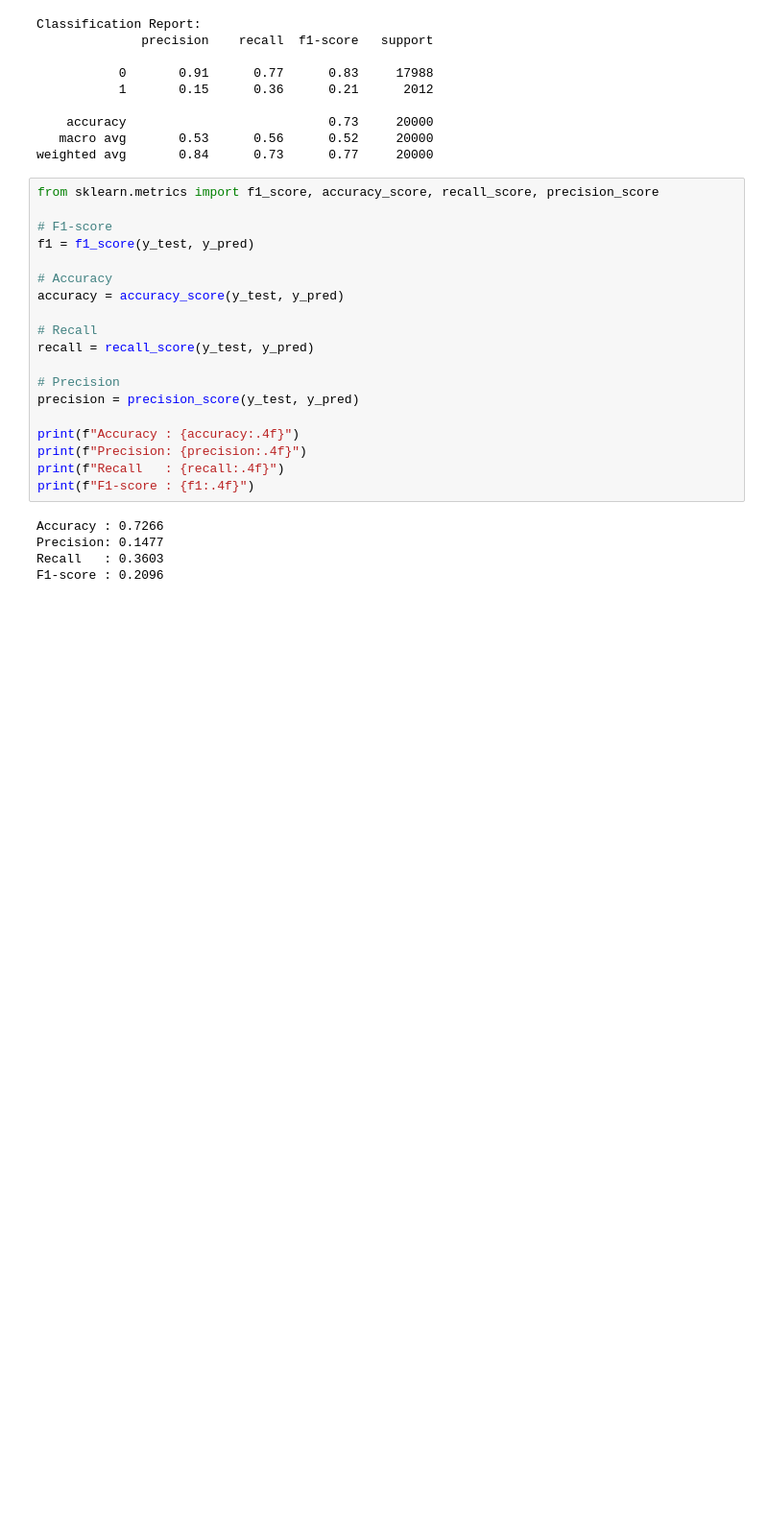
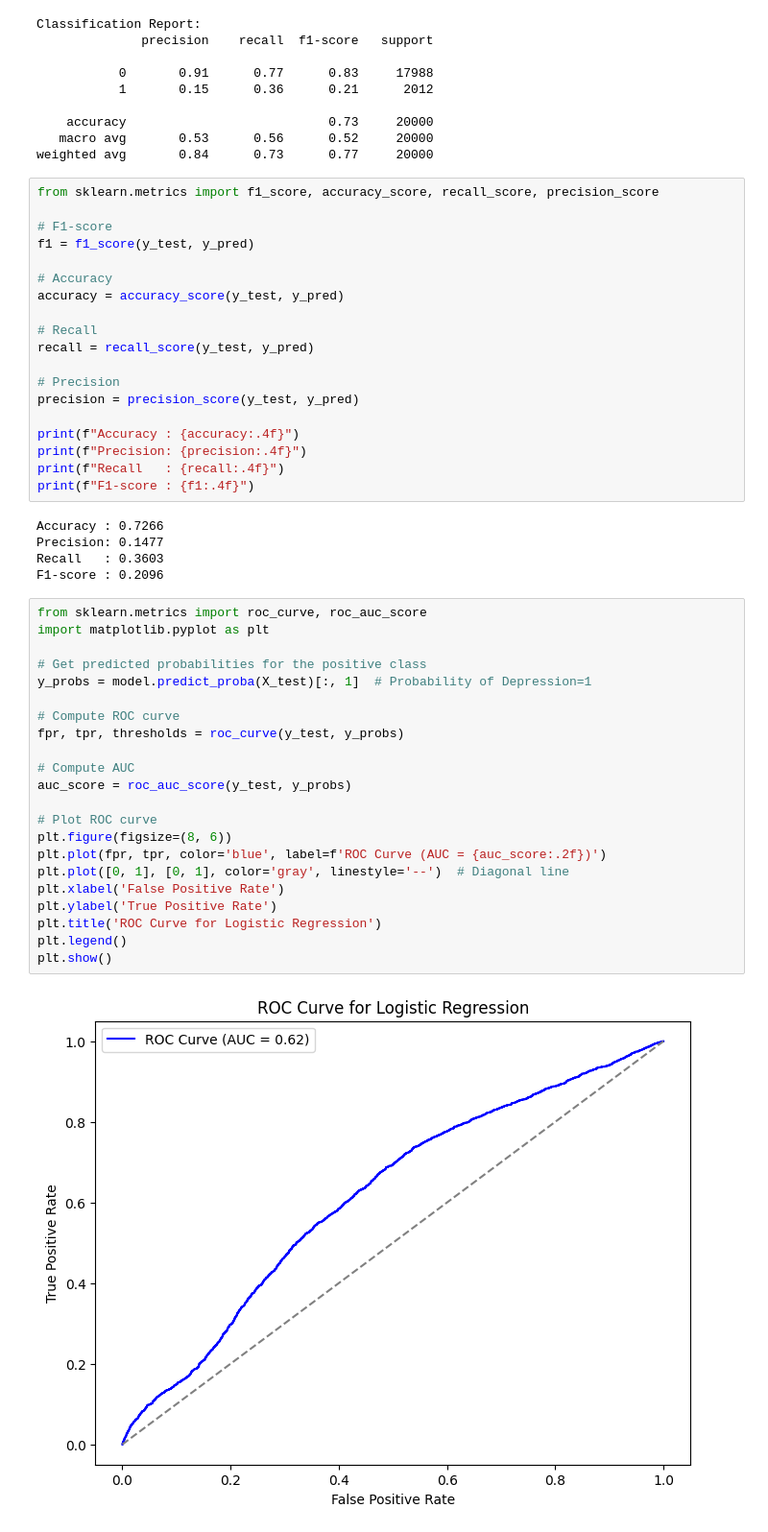
Before and after one commit to MDRobiulhassan/Machine-Learning-Course, a Jupyter notebook: Student_Perfomence.ipynb, the cells around one changed output. Shown at 96% size. Cells and saved outputs as stored; diff of their text form; blank space fills up the shorter version.

Commit message:
Implementation of Logistic Regression on Student Perfomence Dataset

```diff
--- a/Student_Perfomence.ipynb
+++ b/Student_Perfomence.ipynb
@@ -579,3 +579,27 @@ Accuracy : 0.7266
 Precision: 0.1477
 Recall   : 0.3603
 F1-score : 0.2096
+# %%
+from sklearn.metrics import roc_curve, roc_auc_score
+import matplotlib.pyplot as plt
+
+# Get predicted probabilities for the positive class
+y_probs = model.predict_proba(X_test)[:, 1]  # Probability of Depression=1
+
+# Compute ROC curve
+fpr, tpr, thresholds = roc_curve(y_test, y_probs)
+
+# Compute AUC
+auc_score = roc_auc_score(y_test, y_probs)
+
+# Plot ROC curve
+plt.figure(figsize=(8, 6))
+plt.plot(fpr, tpr, color='blue', label=f'ROC Curve (AUC = {auc_score:.2f})')
+plt.plot([0, 1], [0, 1], color='gray', linestyle='--')  # Diagonal line
+plt.xlabel('False Positive Rate')
+plt.ylabel('True Positive Rate')
+plt.title('ROC Curve for Logistic Regression')
+plt.legend()
+plt.show()
+# %% [output]
+[figure, added]
```
